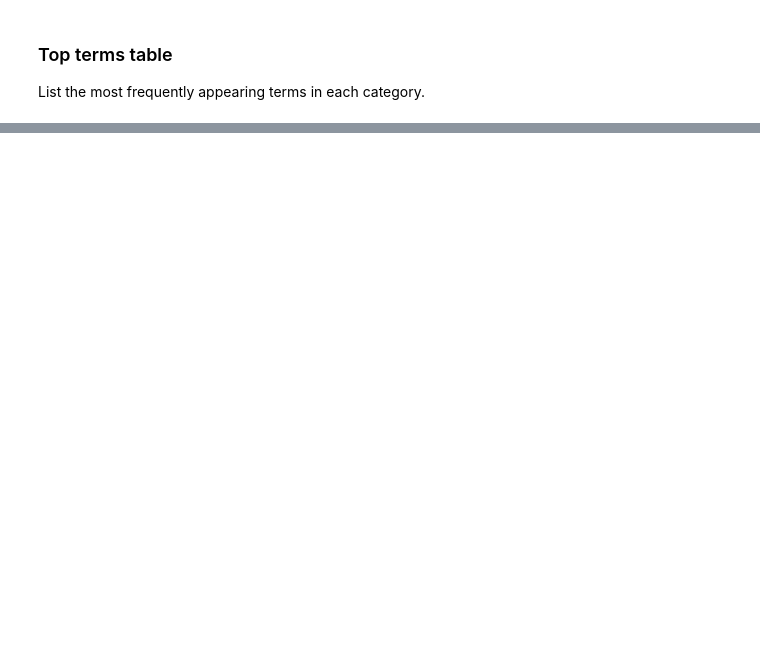
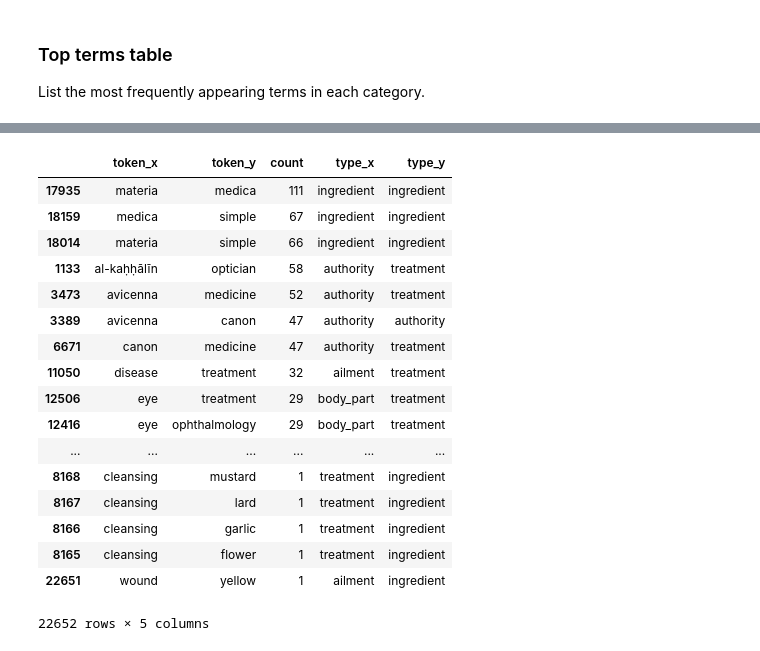
Before and after one commit to CamLib/genizah-medical-visualisation, a Jupyter notebook: notebooks/04-data-visualisation.ipynb, the cells around one changed output, grey strips where cells are left out. Saved outputs shown, nothing was run; the diff lists cells and outputs as text; code cells hidden in the pictures; blank space fills up the shorter version.

```diff
--- a/notebooks/04-data-visualisation.ipynb
+++ b/notebooks/04-data-visualisation.ipynb
@@ -330,0 +400,33 @@ List the most frequently appearing terms in each category.
+# %%
+co_oc_counts = (co_occurrences
+                .groupby(['token_x', 'token_y'])
+                .size()
+                .reset_index()
+                .rename(columns={0: 'count'})
+                .sort_values('count', ascending=False))
+
+# Add types
+co_oc_counts = pd.merge(co_oc_counts, token_types.rename(columns={'type': 'type_x'}),
+                          left_on='token_x', right_index=True, how='left')
+co_oc_counts = pd.merge(co_oc_counts, token_types.rename(columns={'type': 'type_y'}),
+                          left_on='token_y', right_index=True, how='left')
+co_oc_counts
+# %% [output]
+|  | token_x | token_y | count | type_x | type_y |
+| 17935 | materia | medica | 111 | ingredient | ingredient |
+| 18159 | medica | simple | 67 | ingredient | ingredient |
+| 18014 | materia | simple | 66 | ingredient | ingredient |
+| 1133 | al-kaḥḥālīn | optician | 58 | authority | treatment |
+| 3473 | avicenna | medicine | 52 | authority | treatment |
+| 3389 | avicenna | canon | 47 | authority | authority |
+| 6671 | canon | medicine | 47 | authority | treatment |
+| 11050 | disease | treatment | 32 | ailment | treatment |
+| 12506 | eye | treatment | 29 | body_part | treatment |
+| 12416 | eye | ophthalmology | 29 | body_part | treatment |
+| ... | ... | ... | ... | ... | ... |
+| 8168 | cleansing | mustard | 1 | treatment | ingredient |
+| 8167 | cleansing | lard | 1 | treatment | ingredient |
+| 8166 | cleansing | garlic | 1 | treatment | ingredient |
+| 8165 | cleansing | flower | 1 | treatment | ingredient |
+| 22651 | wound | yellow | 1 | ailment | ingredient |
+22652 rows × 5 columns
```
Also changed, not shown: parts of 20 cells of this notebook.
